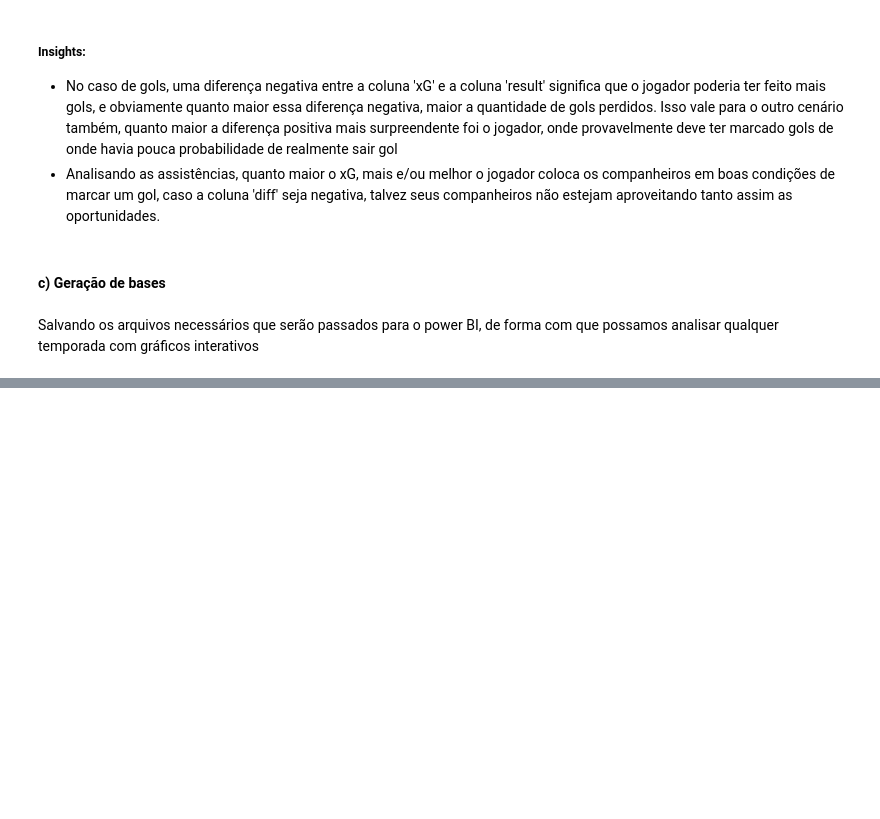
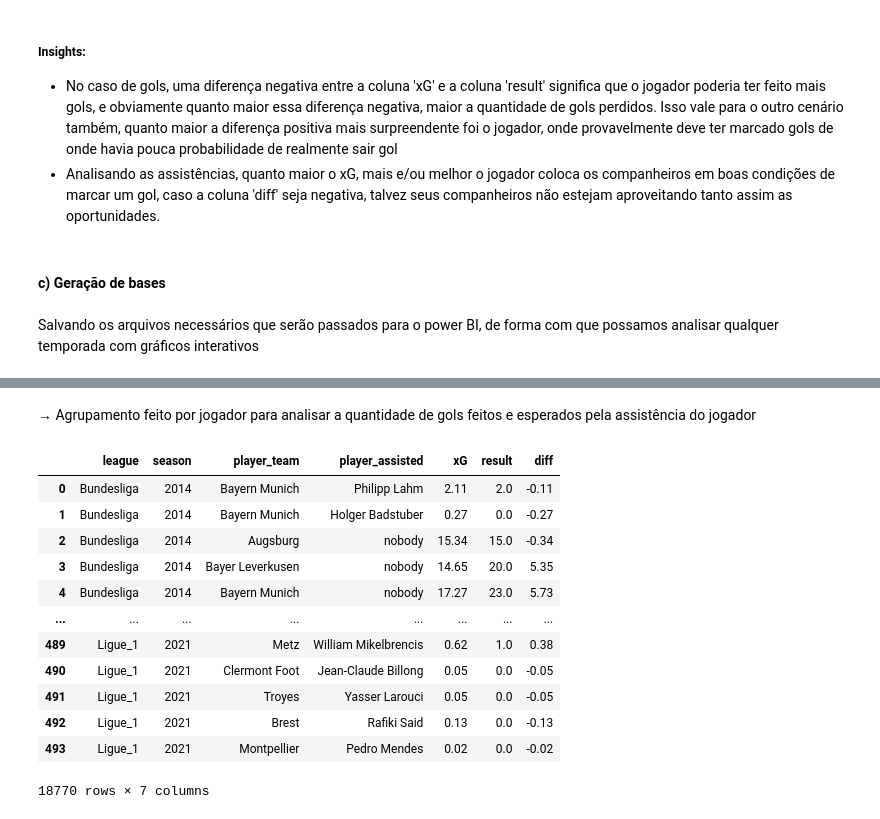
Before and after one commit to GabrielArai/TCC, a Jupyter notebook: notebooks/2-aed.ipynb, the cells around one changed output, grey strips where cells are left out. Drawn from its saved outputs; the diff is of its cells as text; code cells hidden in the pictures; blank space fills up the shorter version.

```diff
--- a/notebooks/2-aed.ipynb
+++ b/notebooks/2-aed.ipynb
@@ -518,0 +662,46 @@ Salvando os arquivos necessários que serão passados para o power BI, de forma
+# %% [markdown]
+→ Agrupamento feito por jogador para analisar a quantidade de gols feitos e esperados pela assistência do jogador
+# %%
+players_grouped = []
+for l in leagues:
+    for s in seasons:
+        df_filt = df_xg[(df_xg.league == l)&(df_xg.season == s)]
+        all_players = df_filt.player_assisted.unique()
+        xg_dfs = []
+        goals_dfs = []
+        for player in all_players:
+            test = df_filt[df_filt.player_assisted == player]
+
+            # xg df
+            df_player = test.groupby(["league","season","player_team","player_assisted"])["xG"].sum().reset_index()
+            xg_dfs.append(df_player)
+
+            # goals df
+            test = test[test.result == 'Goal']
+            df_player = test.groupby(["league","season","player_team","player_assisted"])["result"].count().reset_index()
+            goals_dfs.append(df_player)
+
+        players_xgs = pd.concat(xg_dfs).round(2)
+        players_goals = pd.concat(goals_dfs)
+        df_aux = players_xgs.merge(players_goals, how='left', on=["league","season","player_team","player_assisted"])
+        df_aux.fillna(0, inplace=True)
+        df_aux['diff'] = df_aux.result - df_aux.xG
+        df_aux.sort_values('diff', ascending=True)
+        players_grouped.append(df_aux)
+
+df_clean = pd.concat(players_grouped)
+df_clean
+# %% [output]
+|  | league | season | player_team | player_assisted | xG | result | diff |
+| 0 | Bundesliga | 2014 | Bayern Munich | Philipp Lahm | 2.11 | 2.0 | -0.11 |
+| 1 | Bundesliga | 2014 | Bayern Munich | Holger Badstuber | 0.27 | 0.0 | -0.27 |
+| 2 | Bundesliga | 2014 | Augsburg | nobody | 15.34 | 15.0 | -0.34 |
+| 3 | Bundesliga | 2014 | Bayer Leverkusen | nobody | 14.65 | 20.0 | 5.35 |
+| 4 | Bundesliga | 2014 | Bayern Munich | nobody | 17.27 | 23.0 | 5.73 |
+| ... | ... | ... | ... | ... | ... | ... | ... |
+| 489 | Ligue_1 | 2021 | Metz | William Mikelbrencis | 0.62 | 1.0 | 0.38 |
+| 490 | Ligue_1 | 2021 | Clermont Foot | Jean-Claude Billong | 0.05 | 0.0 | -0.05 |
+| 491 | Ligue_1 | 2021 | Troyes | Yasser Larouci | 0.05 | 0.0 | -0.05 |
+| 492 | Ligue_1 | 2021 | Brest | Rafiki Said | 0.13 | 0.0 | -0.13 |
+| 493 | Ligue_1 | 2021 | Montpellier | Pedro Mendes | 0.02 | 0.0 | -0.02 |
+18770 rows × 7 columns
```
Also changed, not shown: parts of 9 cells of this notebook.
